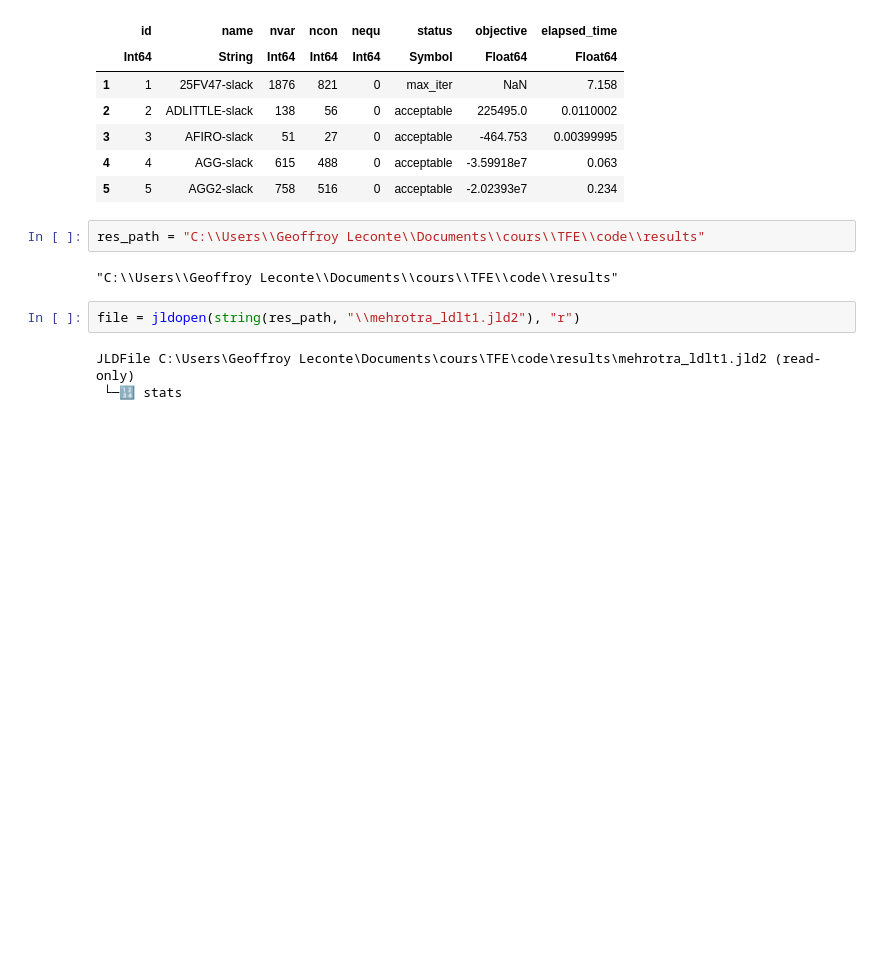
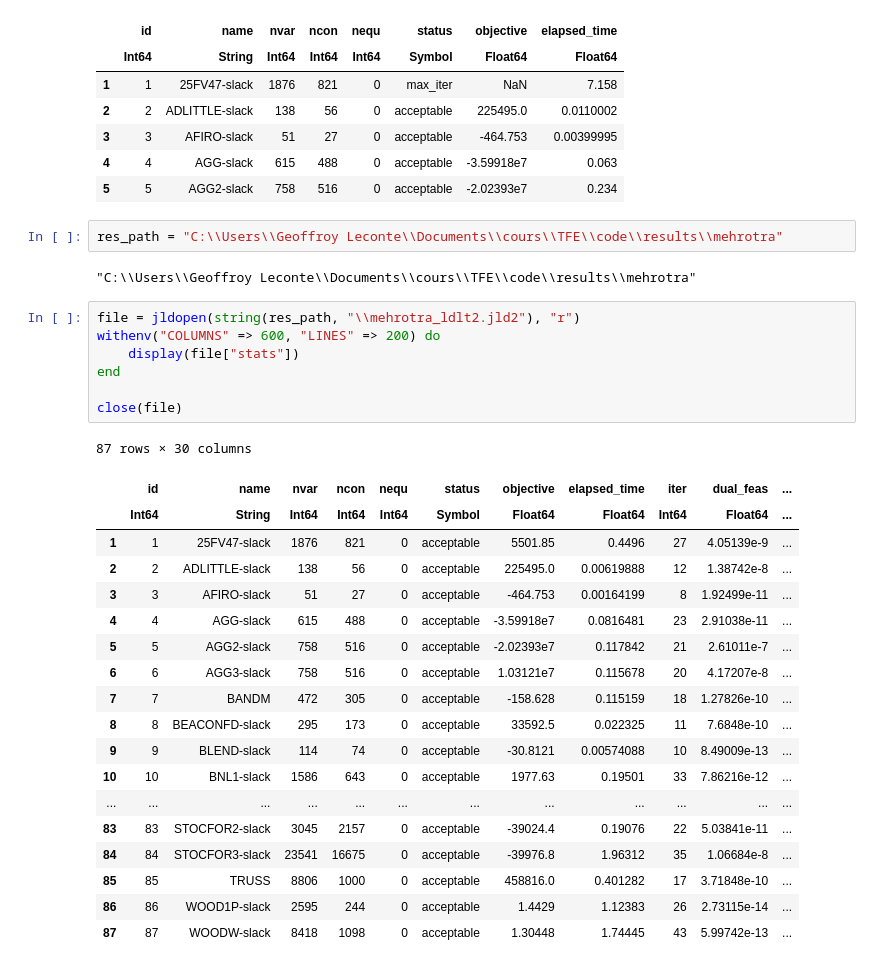
Before and after one commit to geoffroyleconte/StageOptim, a Jupyter notebook: Mehrotra_bounds_x.ipynb, the cells around one changed output. Cells and saved outputs as stored; diff of their text form; blank space fills up the shorter version.

```diff
--- a/Mehrotra_bounds_x.ipynb
+++ b/Mehrotra_bounds_x.ipynb
@@ -1166,12 +1281,34 @@ end
 | 4 | 4 | AGG-slack | 615 | 488 | 0 | acceptable | -3.59918e7 | 0.063 |
 | 5 | 5 | AGG2-slack | 758 | 516 | 0 | acceptable | -2.02393e7 | 0.234 |
 # %%
-res_path = "C:\\Users\\Geoffroy Leconte\\Documents\\cours\\TFE\\code\\results"
+res_path = "C:\\Users\\Geoffroy Leconte\\Documents\\cours\\TFE\\code\\results\\mehrotra"
 # %% [output]
-"C:\\Users\\Geoffroy Leconte\\Documents\\cours\\TFE\\code\\results"
+"C:\\Users\\Geoffroy Leconte\\Documents\\cours\\TFE\\code\\results\\mehrotra"
 # %%
-file = jldopen(string(res_path, "\\mehrotra_ldlt1.jld2"), "r")
+file = jldopen(string(res_path, "\\mehrotra_ldlt2.jld2"), "r")
+withenv("COLUMNS" => 600, "LINES" => 200) do
+    display(file["stats"])
+end
+
+close(file)
 # %% [output]
-JLDFile C:\Users\Geoffroy Leconte\Documents\cours\TFE\code\results\mehrotra_ldlt1.jld2 (read-only)
- └─🔢 stats
+87 rows × 30 columns
+|  | id | name | nvar | ncon | nequ | status | objective | elapsed_time | iter | dual_feas | ... |
+|  | Int64 | String | Int64 | Int64 | Int64 | Symbol | Float64 | Float64 | Int64 | Float64 | ... |
+| 1 | 1 | 25FV47-slack | 1876 | 821 | 0 | acceptable | 5501.85 | 0.4496 | 27 | 4.05139e-9 | ... |
+| 2 | 2 | ADLITTLE-slack | 138 | 56 | 0 | acceptable | 225495.0 | 0.00619888 | 12 | 1.38742e-8 | ... |
+| 3 | 3 | AFIRO-slack | 51 | 27 | 0 | acceptable | -464.753 | 0.00164199 | 8 | 1.92499e-11 | ... |
+| 4 | 4 | AGG-slack | 615 | 488 | 0 | acceptable | -3.59918e7 | 0.0816481 | 23 | 2.91038e-11 | ... |
+| 5 | 5 | AGG2-slack | 758 | 516 | 0 | acceptable | -2.02393e7 | 0.117842 | 21 | 2.61011e-7 | ... |
+| 6 | 6 | AGG3-slack | 758 | 516 | 0 | acceptable | 1.03121e7 | 0.115678 | 20 | 4.17207e-8 | ... |
+| 7 | 7 | BANDM | 472 | 305 | 0 | acceptable | -158.628 | 0.115159 | 18 | 1.27826e-10 | ... |
+| 8 | 8 | BEACONFD-slack | 295 | 173 | 0 | acceptable | 33592.5 | 0.022325 | 11 | 7.6848e-10 | ... |
+| 9 | 9 | BLEND-slack | 114 | 74 | 0 | acceptable | -30.8121 | 0.00574088 | 10 | 8.49009e-13 | ... |
+| 10 | 10 | BNL1-slack | 1586 | 643 | 0 | acceptable | 1977.63 | 0.19501 | 33 | 7.86216e-12 | ... |
+| ... | ... | ... | ... | ... | ... | ... | ... | ... | ... | ... | ... |
+| 83 | 83 | STOCFOR2-slack | 3045 | 2157 | 0 | acceptable | -39024.4 | 0.19076 | 22 | 5.03841e-11 | ... |
+| 84 | 84 | STOCFOR3-slack | 23541 | 16675 | 0 | acceptable | -39976.8 | 1.96312 | 35 | 1.06684e-8 | ... |
+| 85 | 85 | TRUSS | 8806 | 1000 | 0 | acceptable | 458816.0 | 0.401282 | 17 | 3.71848e-10 | ... |
+| 86 | 86 | WOOD1P-slack | 2595 | 244 | 0 | acceptable | 1.4429 | 1.12383 | 26 | 2.73115e-14 | ... |
+| 87 | 87 | WOODW-slack | 8418 | 1098 | 0 | acceptable | 1.30448 | 1.74445 | 43 | 5.99742e-13 | ... |
 # %%
```
Also changed, not shown: parts of 15 cells of this notebook, 1 other file.
